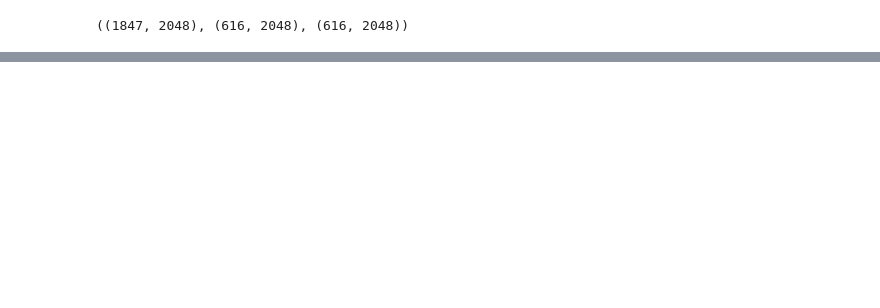
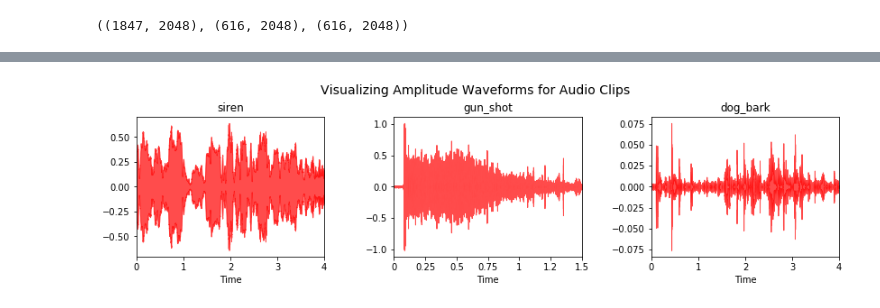
Before and after one commit to HvyD/Audio-Classifier-and-Predictor, a Jupyter notebook: Audio Classifier and Predictor.ipynb, the cells around one changed output, grey strips where cells are left out. Saved outputs shown, nothing was run; the diff lists cells and outputs as text; code cells hidden in the pictures; blank space fills up the shorter version.

```diff
--- a/Audio Classifier and Predictor.ipynb
+++ b/Audio Classifier and Predictor.ipynb
@@ -418,0 +533,17 @@ train_tl_features.shape, validate_tl_features.shape, test_tl_features.shape
+# %%
+siren_path = 'data/UrbanSound8K/audio/fold1/157867-8-0-28.wav'
+gunshot_path = 'data/UrbanSound8K/audio/fold1/46656-6-2-0.wav'
+dogbark_path = 'data/UrbanSound8K/audio/fold1/54858-3-0-0.wav'
+# %%
+siren_audio, siren_sr = ai.get_sound_data(siren_path)
+gunshot_audio, gunshot_sr = ai.get_sound_data(gunshot_path)
+dogbark_audio, dogbark_sr = ai.get_sound_data(dogbark_path)
+# %%
+actual_sounds = ['siren', 'gun_shot', 'dog_bark']
+sound_data = [siren_audio, gunshot_audio, dogbark_audio]
+sound_rate = [siren_sr, gunshot_sr, dogbark_sr]
+sound_paths = [siren_path, gunshot_path, dogbark_path]
+# %%
+for sound_class, data, sr in zip(actual_sounds, sound_data, sound_rate):
+    print(sound_class, ':')
+    IPython.display.display(IPython.display.Audio(data=data, rate=sr))
@@ -418,0 +557,14 @@ train_tl_features.shape, validate_tl_features.shape, test_tl_features.shape
+# %%
+i = 1
+fig = plt.figure(figsize=(12, 3.5))
+t = plt.suptitle('Visualizing Amplitude Waveforms for Audio Clips', fontsize=14)
+fig.subplots_adjust(top=0.8, wspace=0.2)
+
+for sound_class, data, sr in zip(actual_sounds, sound_data, sound_rate):
+    plt.subplot(1, 3, i)
+    librosa.display.waveplot(data, sr=sr, color='r', alpha=0.7)
+    plt.title(sound_class)
+    i += 1
+plt.tight_layout(pad=2.5)
+# %% [output]
+[figure, added]
```
Also changed, not shown: parts of 39 cells of this notebook, 1 other file.
